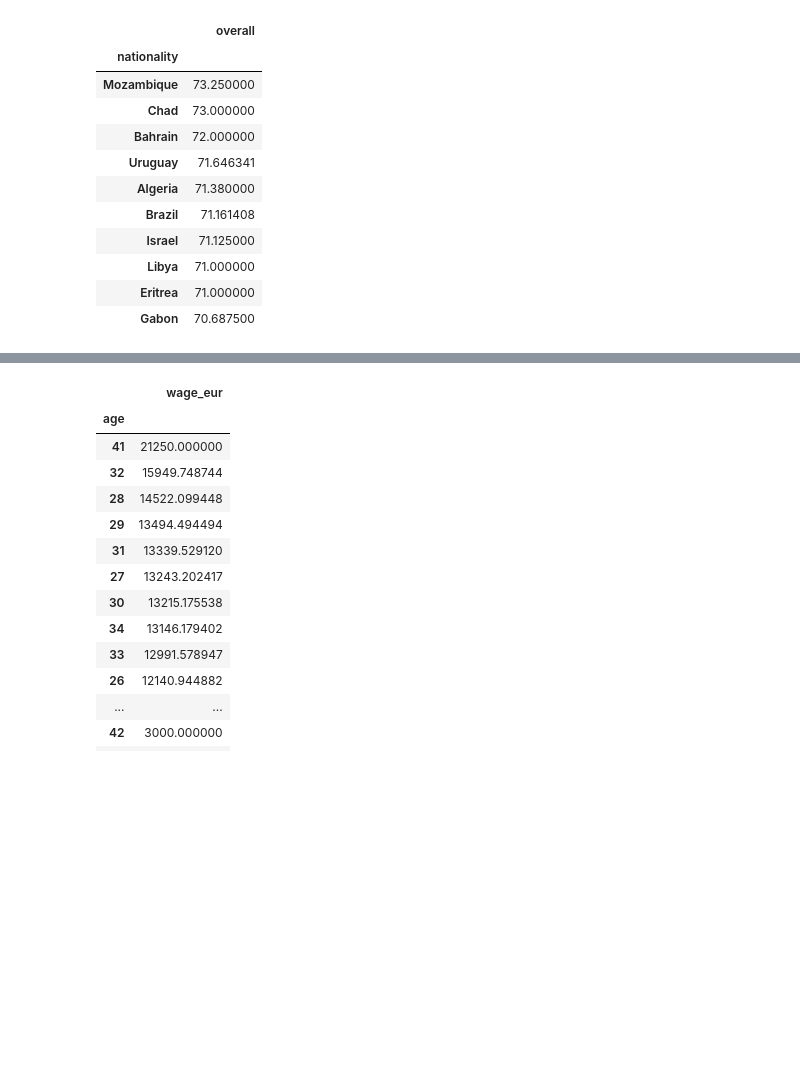
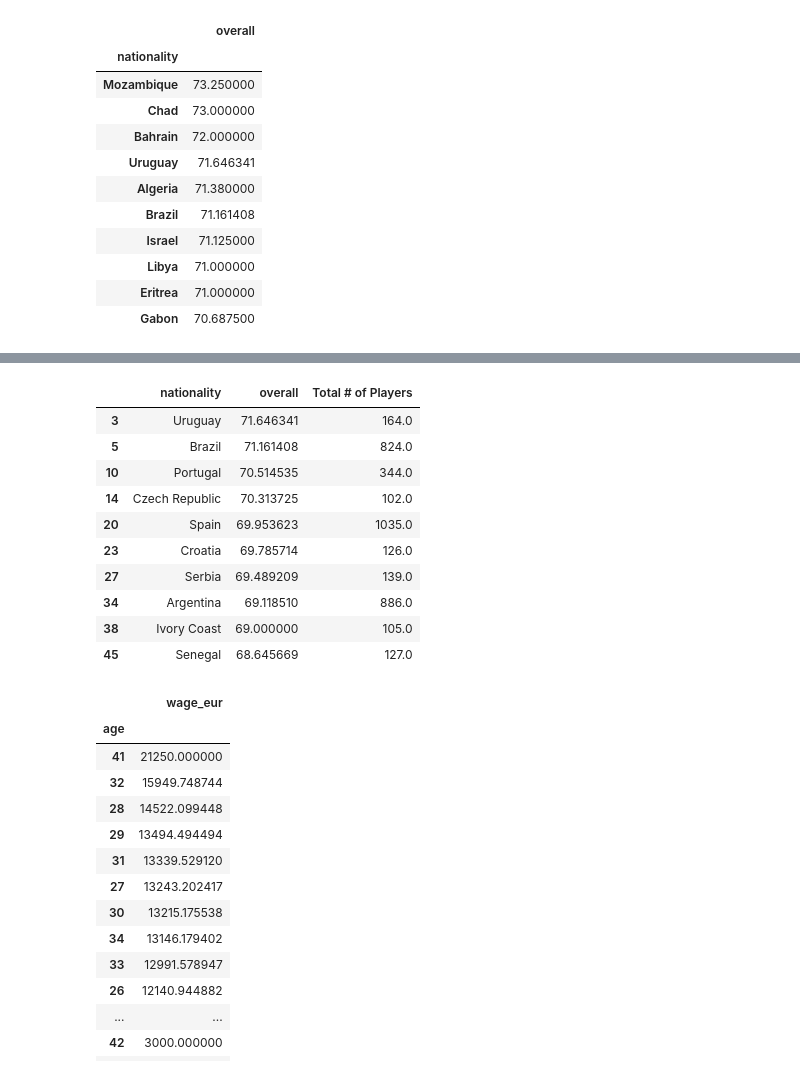
Before and after one commit to Jrowez/JUMPlus-dataProject1, a Jupyter notebook: dataProject1.ipynb, the cells around one changed output, grey strips where cells are left out. Cells and saved outputs as stored; diff of their text form; code cells hidden in the pictures; blank space fills up the shorter version.

```diff
--- a/dataProject1.ipynb
+++ b/dataProject1.ipynb
@@ -284,3 +279,18 @@ Gabon        70.687500      nationality  Total # of Players
+# %%
+country_rating_sort = country_rating.where(country_rating['Total # of Players'] > 100).sort_values('overall', ascending=False)
+country_rating_sort.head(10)
+# %% [output]
+|  | nationality | overall | Total # of Players |
+| 3 | Uruguay | 71.646341 | 164.0 |
+| 5 | Brazil | 71.161408 | 824.0 |
+| 10 | Portugal | 70.514535 | 344.0 |
+| 14 | Czech Republic | 70.313725 | 102.0 |
+| 20 | Spain | 69.953623 | 1035.0 |
+| 23 | Croatia | 69.785714 | 126.0 |
+| 27 | Serbia | 69.489209 | 139.0 |
+| 34 | Argentina | 69.118510 | 886.0 |
+| 38 | Ivory Coast | 69.000000 | 105.0 |
+| 45 | Senegal | 68.645669 | 127.0 |
 # %%
 #Bonus question 2: What is the average pay per age group for players.  Is there any correlation between age and amount
 pay_age=df[['age','wage_eur']].groupby(['age']).mean('wage_eur').sort_values("wage_eur",ascending=False)
```
Also changed, not shown: parts of 3 cells of this notebook.
